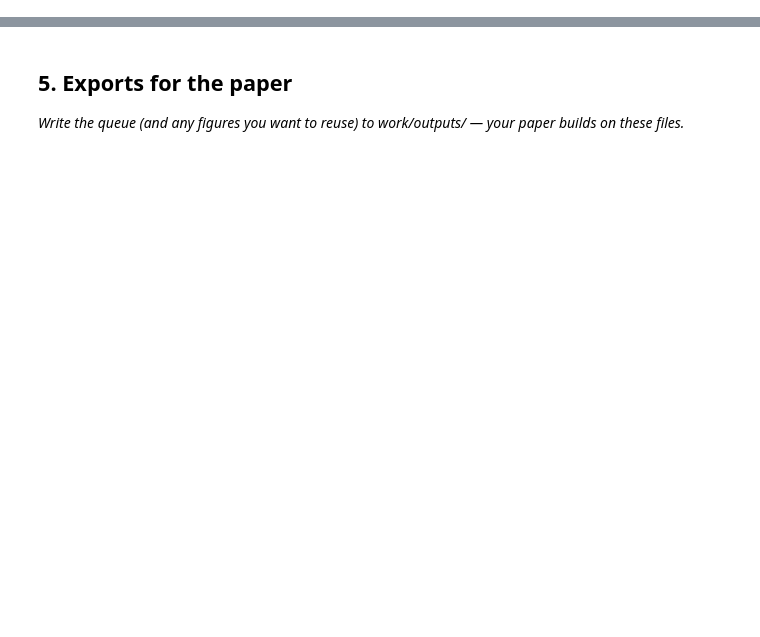
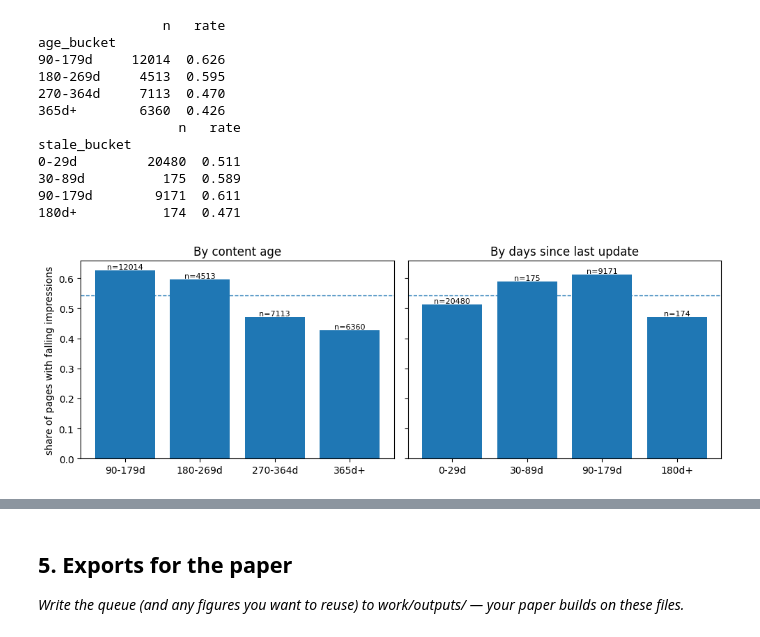
Before and after one commit to Ayustar/flyrank-ml-internship-starter, a Jupyter notebook: work/notebooks/w07_action_playbook.ipynb, the cells around one changed output, grey strips where cells are left out. Drawn from its saved outputs; the diff is of its cells as text; code cells hidden in the pictures; blank space fills up the shorter version.

```diff
--- a/work/notebooks/w07_action_playbook.ipynb
+++ b/work/notebooks/w07_action_playbook.ipynb
@@ -12,0 +138,35 @@ This skeleton is yours to fill. Work the sections **in order** — each one has
+# %%
+os.makedirs("work/figures", exist_ok=True)
+df["age_bucket"] = pd.cut(df["content_age_days"], [90, 180, 270, 365, 10_000],
+                          labels=["90-179d", "180-269d", "270-364d", "365d+"], right=False)
+df["stale_bucket"] = pd.cut(df["days_since_last_update"], [0, 30, 90, 180, 10_000],
+                            labels=["0-29d", "30-89d", "90-179d", "180d+"], right=False)
+a = df.groupby("age_bucket", observed=True)["is_down"].agg(n="count", rate="mean")
+s = df.groupby("stale_bucket", observed=True)["is_down"].agg(n="count", rate="mean")
+print(a.round(3)); print(s.round(3))
+
+fig, ax = plt.subplots(1, 2, figsize=(10, 3.6), sharey=True)
+for axis, t, title in [(ax[0], a, "By content age"), (ax[1], s, "By days since last update")]:
+    bars = axis.bar(t.index.astype(str), t["rate"])
+    for b, n in zip(bars, t["n"]):
+        axis.text(b.get_x() + b.get_width() / 2, b.get_height(), f"n={n}", ha="center", va="bottom", fontsize=8)
+    axis.axhline(df["is_down"].mean(), ls="--", lw=1)
+    axis.set_title(title)
+ax[0].set_ylabel("share of pages with falling impressions")
+plt.tight_layout()
+plt.savefig("work/figures/decay_by_age_and_staleness.png", dpi=150)
+plt.show()
+# %% [output]
+                n   rate
+age_bucket
+90-179d     12014  0.626
+180-269d     4513  0.595
+270-364d     7113  0.470
+365d+        6360  0.426
+                  n   rate
+stale_bucket
+0-29d         20480  0.511
+30-89d          175  0.589
+90-179d        9171  0.611
+180d+           174  0.471
+[figure, added]
```
Also changed, not shown: parts of 14 cells of this notebook.
